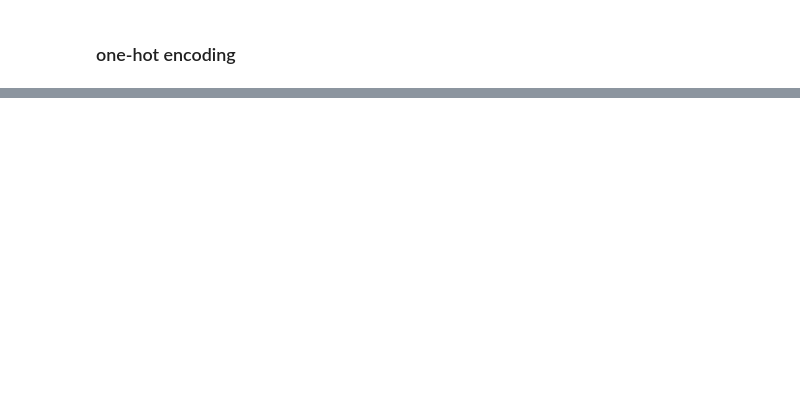
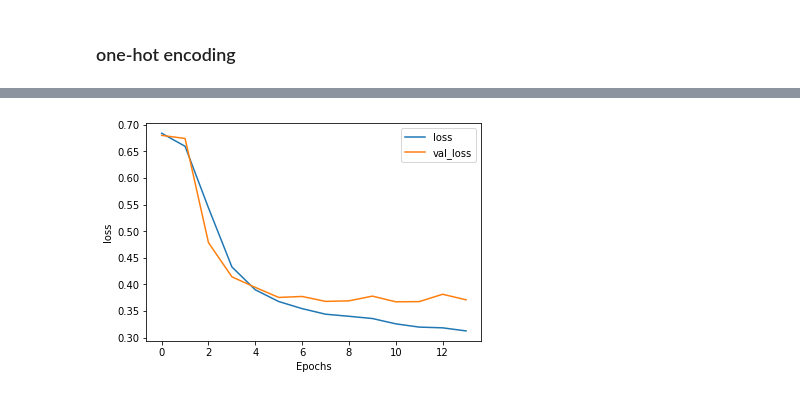
Before and after one commit to pajelonek/deep_learning_lab, a Jupyter notebook: lab4/lab4.ipynb, the cells around one changed output, grey strips where cells are left out. Saved outputs shown, nothing was run; the diff lists cells and outputs as text; code cells hidden in the pictures; blank space fills up the shorter version.

```diff
--- a/lab4/lab4.ipynb
+++ b/lab4/lab4.ipynb
@@ -200,0 +497,31 @@ Steps:
+# %%
+model.compile(loss=tf.keras.losses.BinaryCrossentropy(from_logits=True),
+              optimizer=tf.keras.optimizers.Adam(1e-4),
+              metrics=['accuracy'])
+# %%
+batch_size = 100
+lr = 0.01
+epochs = 100
+# %%
+# checkpoint = ModelCheckpoint("reviews.h5",
+#                              monitor="val_loss",
+#                              mode="min",
+#                              save_best_only = True,
+#                              verbose=True,
+#                              save_format='tf')
+
+earlystop = EarlyStopping(monitor = 'val_loss',
+                          min_delta = 0,
+                          patience = 3,
+                          verbose = True,
+                          restore_best_weights = True)
+
+callbacks = [earlystop]
+# %%
+history = model.fit(X_train, y_train,
+                    epochs=epochs,
+                    steps_per_epoch = len(X_train) // batch_size,
+                    batch_size=batch_size,
+                    validation_data=(X_test, y_test),
+                    validation_steps=len(X_test) // batch_size,
+                    callbacks=callbacks)
@@ -200,0 +548,4 @@ Steps:
+# %%
+plot_graphs(history, 'loss')
+# %% [output]
+[figure, added]
```
Also changed, not shown: parts of 83 cells of this notebook, 2 other files.
